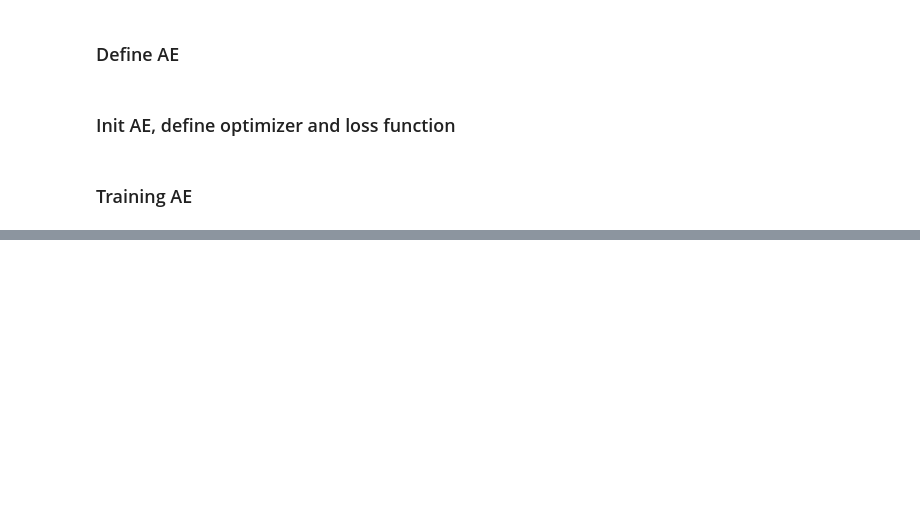
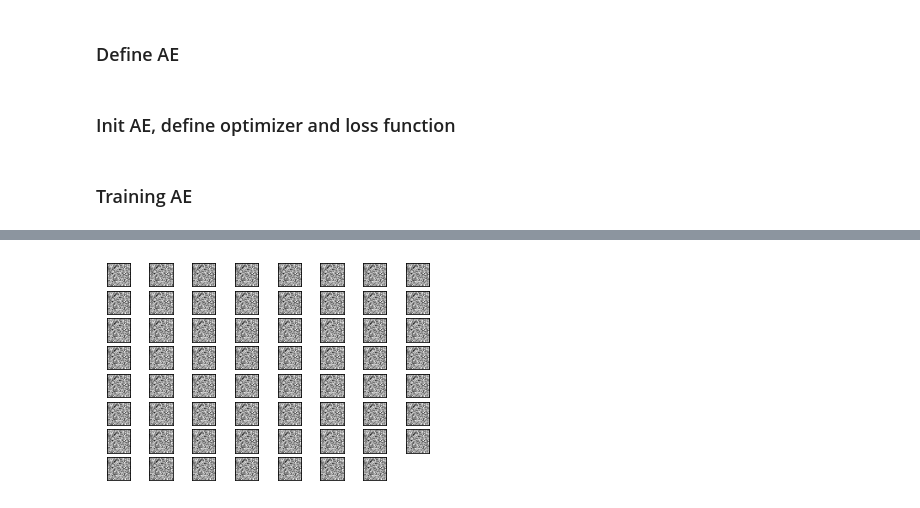
Before and after one commit to ximinng/Deep-Learning-in-Action, a Jupyter notebook: auto_encoder/AutoEncoder.ipynb, the cells around one changed output, grey strips where cells are left out. Cells and saved outputs as stored; diff of their text form; code cells hidden in the pictures; blank space fills up the shorter version.

```diff
--- a/auto_encoder/AutoEncoder.ipynb
+++ b/auto_encoder/AutoEncoder.ipynb
@@ -30,7 +30,7 @@ device = torch.device("cuda:0" if torch.cuda.is_available() else "cpu")
 
 # Hyperparameters
 learning_rate = 1e-3
-num_epochs = 10
+num_epochs = 100
 batch_size = 64
 # %% [markdown]
 ### Dataset: MNIST
@@ -122,7 +122,7 @@ for epoch in range(num_epochs):
         loss.backward()
         optimizer.step()
 
-        if batch_idx % 100 == 0:
+        if batch_idx % 300 == 0:
             print('Train Epoch: {} [{}/{} ({:.0f}%)]\tLoss: {:.6f}'.format(
                 epoch, batch_idx * len(x), len(train_loader.dataset),
                        100. * batch_idx / len(train_loader), loss.item()))
@@ -136,12 +136,12 @@ for epoch in range(num_epochs):
             result.append(x_hat)
 
 # visual reconstruction image
-x_hat = result[-1].view(batch_size, 28, 28).cpu()
+x_hat = result[-2].view(batch_size, 28, 28).cpu()
 plt.figure()
 for i in range(1, batch_size):
     plt.subplot(8, int(batch_size / 8), i)
-    plt.imshow(x_hat[i-1], cmap=plt.cm.gray)
-    # plt.xticks([])
-    # plt.yticks([])
+    plt.imshow(x_hat[i-1], cmap='Greys')
+    plt.xticks([])
+    plt.yticks([])
 plt.show()
 # %% [output]
@@ -164,0 +165 @@ Train Epoch: 4 [51200/60000 (85%)]      Loss: 0.231386
+[figure, added]
```
Also changed, not shown: parts of 1 cell of this notebook.
